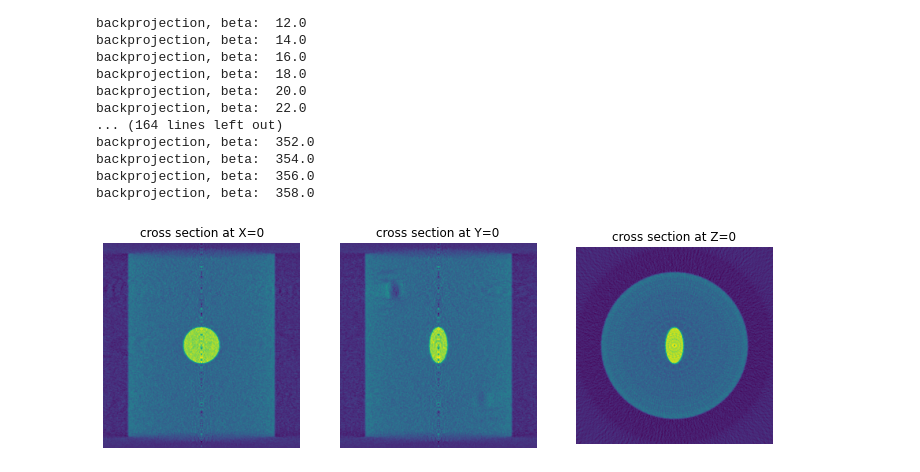
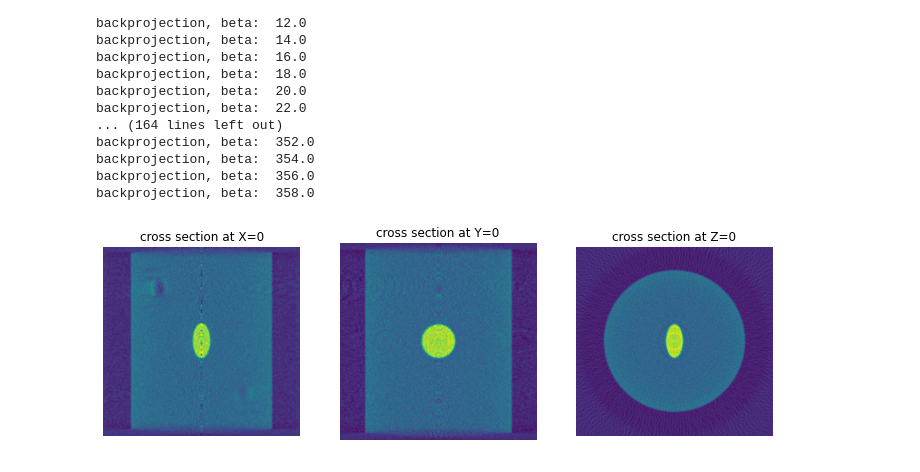
Before and after one commit to renqipan/ct_fdk, a Jupyter notebook: ConeBeam_FDK_step.ipynb, the cells around one changed output. Saved outputs shown, nothing was run; the diff lists cells and outputs as text; code cells hidden in the pictures.

```diff
--- a/ConeBeam_FDK_step.ipynb
+++ b/ConeBeam_FDK_step.ipynb
@@ -134,13 +134,18 @@ def Fun_BackProjection(filtered_projection,SOD,beta_num,beta_m,delta_dd,Nimage):
     xrange=roi[0]+hx*np.arange(0,MX) #coordinate vector of x-axis and y-axis
     hy=(roi[3]-roi[2])/(MZ-1) #interval of z-axis
     yrange=roi[2]+hy*np.arange(0,MZ) #coordinate vector of z-axis
-    XX,YY,ZZ=np.meshgrid(xrange,xrange,yrange)
-    temp_rec=np.zeros((Nimage,Nimage,MZ)) #store back projection contribution
+    YY,ZZ,XX=np.meshgrid(xrange,xrange,yrange)
+    temp_rec=np.zeros((MX,MX,MZ)) #store back projection contribution
     U=(SOD+XX*np.sin(beta_m)-YY*np.cos(beta_m))/SOD
     a=(XX*np.cos(beta_m)+YY*np.sin(beta_m))/U
     xx=np.int32(np.floor(a/delta_dd)) #beam numbering,strart from -Ncolumns/2
     u1=a/delta_dd-xx  #the decimal part of a
     b=ZZ/U
+    # U=(SOD+XX*np.cos(beta_m)+YY*np.sin(beta_m))/SOD
+    # a=(-XX*np.sin(beta_m)+YY*np.cos(beta_m))/U
+    # xx=np.int32(np.floor(a/delta_dd)) #beam numbering,strart from -Ncolumns/2
+    # u1=a/delta_dd-xx  #the decimal part of a
+    # b=ZZ/U
     yy=np.int32(np.floor(b/delta_dd)) #beam numbering,strart from -Nrows/2
     u2=b/delta_dd-yy #the decimal part of b
     xx=xx+int(Ncolumns/2) #numbering from 0
@@ -214,19 +219,19 @@ backprojection, beta:  358.0
 # %%
 NimageZ=Nimage*Nrows/Ncolumns
 Z_c=int(NimageZ/2.0)
 X_c=int(Nimage/2.0)
 Y_c=int(Nimage/2.0)
 figure, axis=plt.subplots(1, 3,figsize=(12,12))
 axis[0].imshow(rec_image[:,X_c,:])
 axis[0].set_title('cross section at X=0')
 axis[0].axis('off')
-axis[1].imshow(rec_image[Y_c,:,:])
+axis[1].imshow(rec_image[:,:,Y_c])
 axis[1].set_title('cross section at Y=0')
 axis[1].axis('off')
-axis[2].imshow(rec_image[:,:,Z_c])
+axis[2].imshow(rec_image[Z_c,:,:])
 axis[2].set_title('cross section at Z=0')
 axis[2].axis('off')
-plt.savefig(directory+"rec_image.pdf",format='pdf',dpi=250)
+# plt.savefig(directory+"rec_image.pdf",format='pdf',dpi=250)
 plt.show()
 # %% [output]
-[figure, old version]
+[figure, new version]
```
